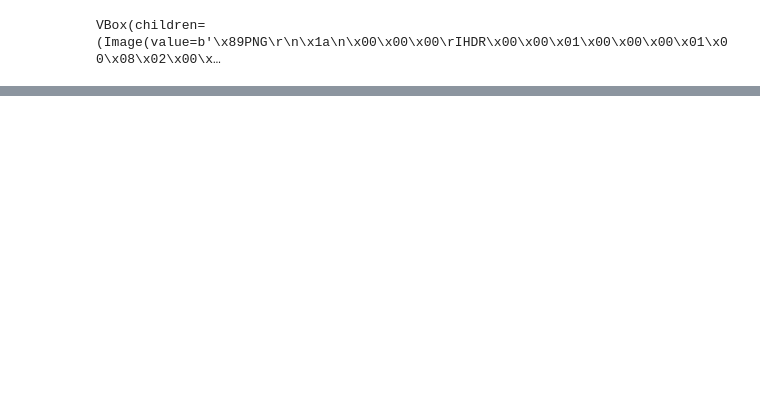
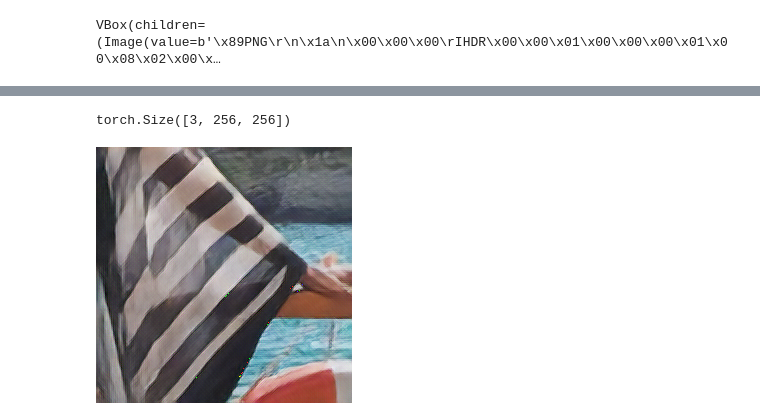
Before and after one commit to japanvik/aiplayground, a Jupyter notebook: train_jpeg.ipynb, the cells around one changed output, grey strips where cells are left out. Drawn from its saved outputs; the diff is of its cells as text; code cells hidden in the pictures; blank space fills up the shorter version.

```diff
--- a/train_jpeg.ipynb
+++ b/train_jpeg.ipynb
@@ -65,11 +66,11 @@ Thu Sep 24 11:24:36 2020
 # %%
 model_name = 'fixBlur'
 bsize = 4
-epoch = 0 #epoch to start
+epoch = 70 #epoch to start
 n_epochs = 100 #Epoch to end
 html_at = 10
 save_epoch_freq = 10
-use_latest = True
+use_latest = False
 # %%
 rc = transforms.RandomChoice([transforms.RandomCrop(256, pad_if_needed=True), transforms.Resize((256,256))])
 source_t = transforms.RandomChoice([transforms.RandomCrop(256, pad_if_needed=True), rc])
@@ -113,7 +114,7 @@ for ep in range(epoch,n_epochs):
 
         if (it % html_at) == 0 or (ep==0 and batch_idx==0):
             model.save('latest')
-            renders = [tensor_to_pil(x) for x in [data[0][0], resulting_image[0], data[1][0]]]
+            renders = [tensor_to_pil(x) for x in [data[0][0], resulting_image[0][0], data[1][0]]]
             image_width = 256*3
             image_height = 256
             c = create_out_chain(renders, image_width, image_height)
@@ -133,0 +168,5 @@ KeyboardInterrupt:
+# %%
+tensor_to_pil([i[0] for i in resulting_image][0].cpu())
+# %% [output]
+torch.Size([3, 256, 256])
+[figure, added]
```
Also changed, not shown: parts of 7 cells of this notebook, 2 other files.
